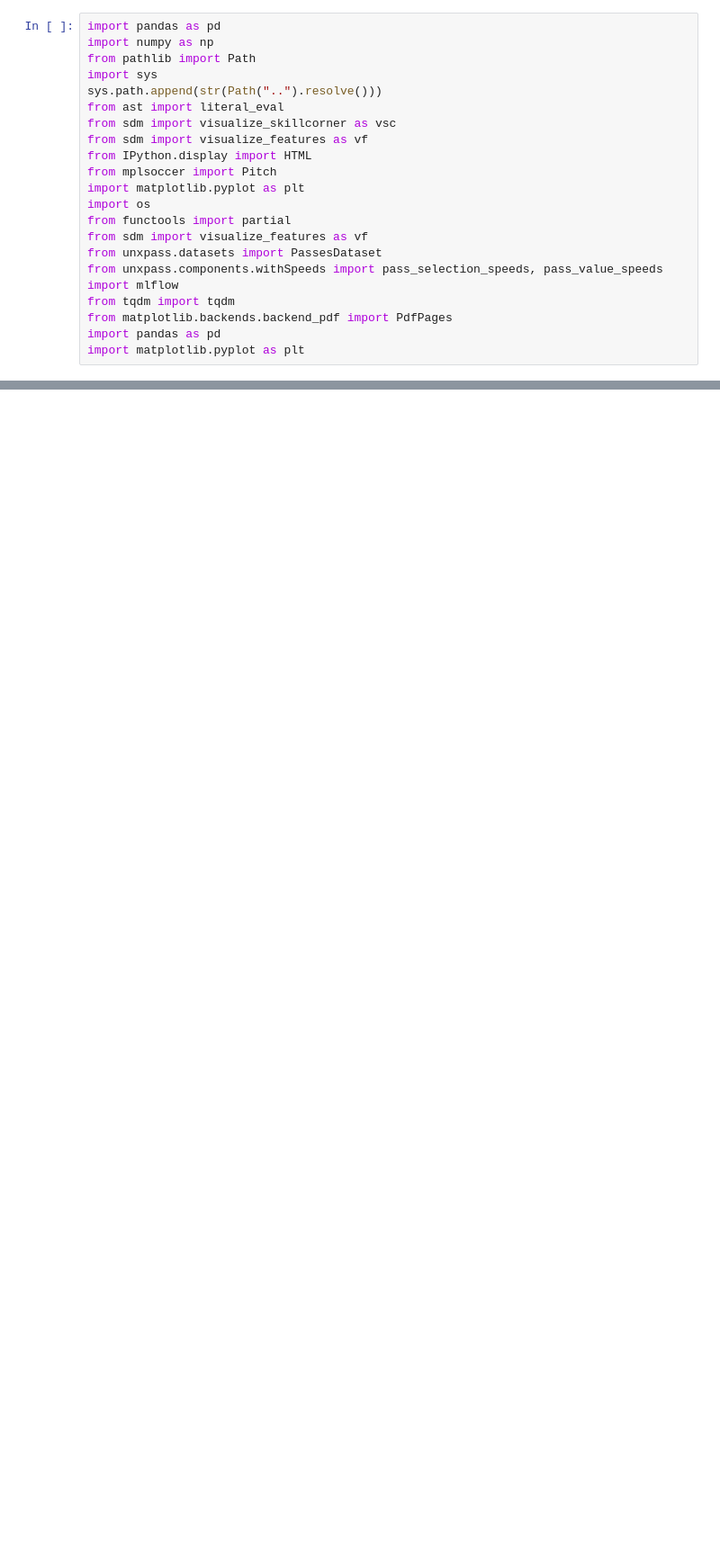
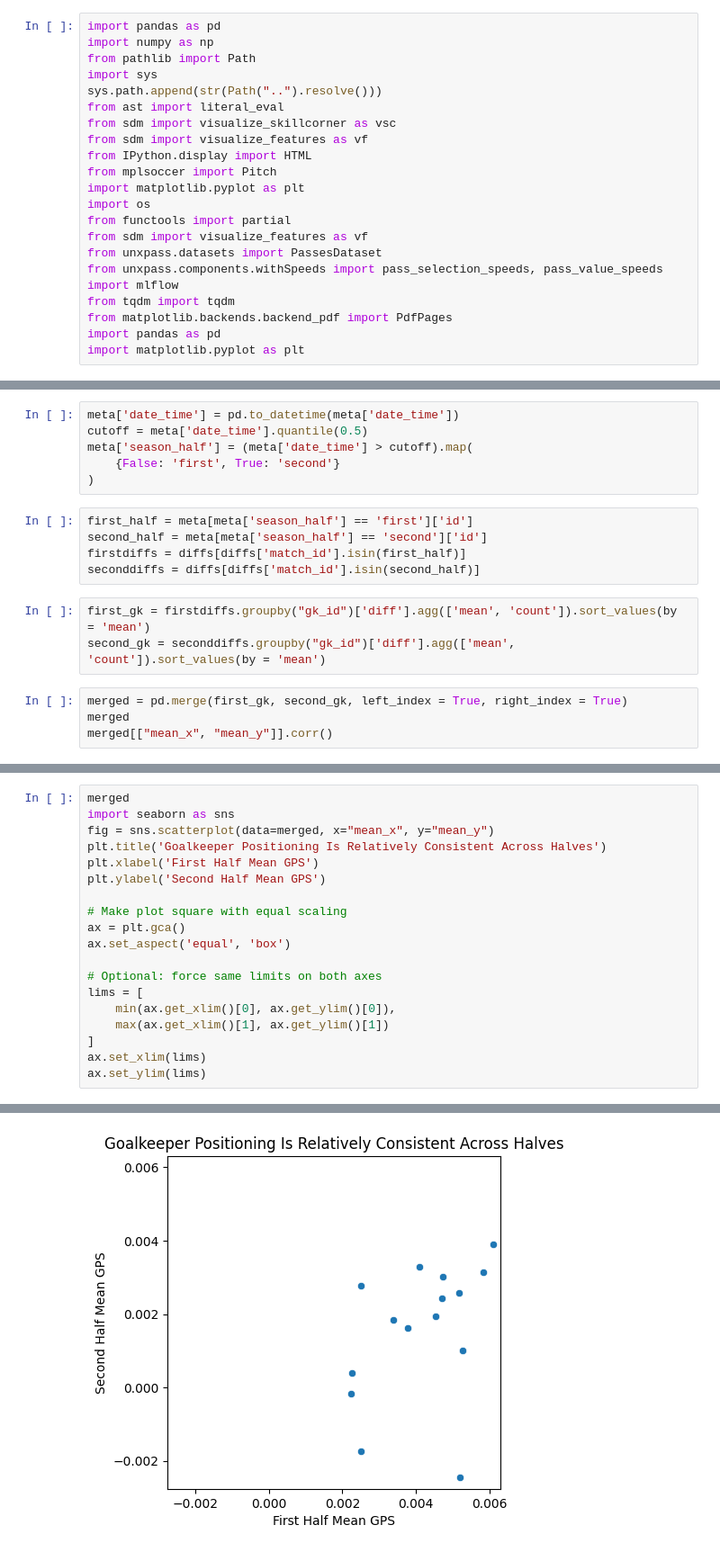
Before and after one commit to Lou-Zhou/asi_goalkeeper_positioning, a Jupyter notebook: notebooks/playground.ipynb, the cells around one changed output, grey strips where cells are left out. Shown at 90% size. Cells and saved outputs as stored; diff of their text form; blank space fills up the shorter version.

```diff
--- a/notebooks/playground.ipynb
+++ b/notebooks/playground.ipynb
@@ -590,0 +45,18 @@ vf.plot_from_features(idx, player_ff,ball_ff, surface = surface)
+# %%
+meta['date_time'] = pd.to_datetime(meta['date_time'])
+cutoff = meta['date_time'].quantile(0.5)
+meta['season_half'] = (meta['date_time'] > cutoff).map(
+    {False: 'first', True: 'second'}
+)
+# %%
+first_half = meta[meta['season_half'] == 'first']['id']
+second_half = meta[meta['season_half'] == 'second']['id']
+firstdiffs = diffs[diffs['match_id'].isin(first_half)]
+seconddiffs = diffs[diffs['match_id'].isin(second_half)]
+# %%
+first_gk = firstdiffs.groupby("gk_id")['diff'].agg(['mean', 'count']).sort_values(by = 'mean')
+second_gk = seconddiffs.groupby("gk_id")['diff'].agg(['mean', 'count']).sort_values(by = 'mean')
+# %%
+merged = pd.merge(first_gk, second_gk, left_index = True, right_index = True)
+merged
+merged[["mean_x", "mean_y"]].corr()
@@ -590,0 +111,20 @@ vf.plot_from_features(idx, player_ff,ball_ff, surface = surface)
+# %%
+merged
+import seaborn as sns
+fig = sns.scatterplot(data=merged, x="mean_x", y="mean_y")
+plt.title('Goalkeeper Positioning Is Relatively Consistent Across Halves')
+plt.xlabel('First Half Mean GPS')
+plt.ylabel('Second Half Mean GPS')
+
+# Make plot square with equal scaling
+ax = plt.gca()
+ax.set_aspect('equal', 'box')
+
+# Optional: force same limits on both axes
+lims = [
+    min(ax.get_xlim()[0], ax.get_ylim()[0]),
+    max(ax.get_xlim()[1], ax.get_ylim()[1])
+]
+ax.set_xlim(lims)
+ax.set_ylim(lims)
+# %% [output]
@@ -590,0 +132 @@ vf.plot_from_features(idx, player_ff,ball_ff, surface = surface)
+[figure, added]
```
Also changed, not shown: parts of 33 cells of this notebook, 5 other files.
